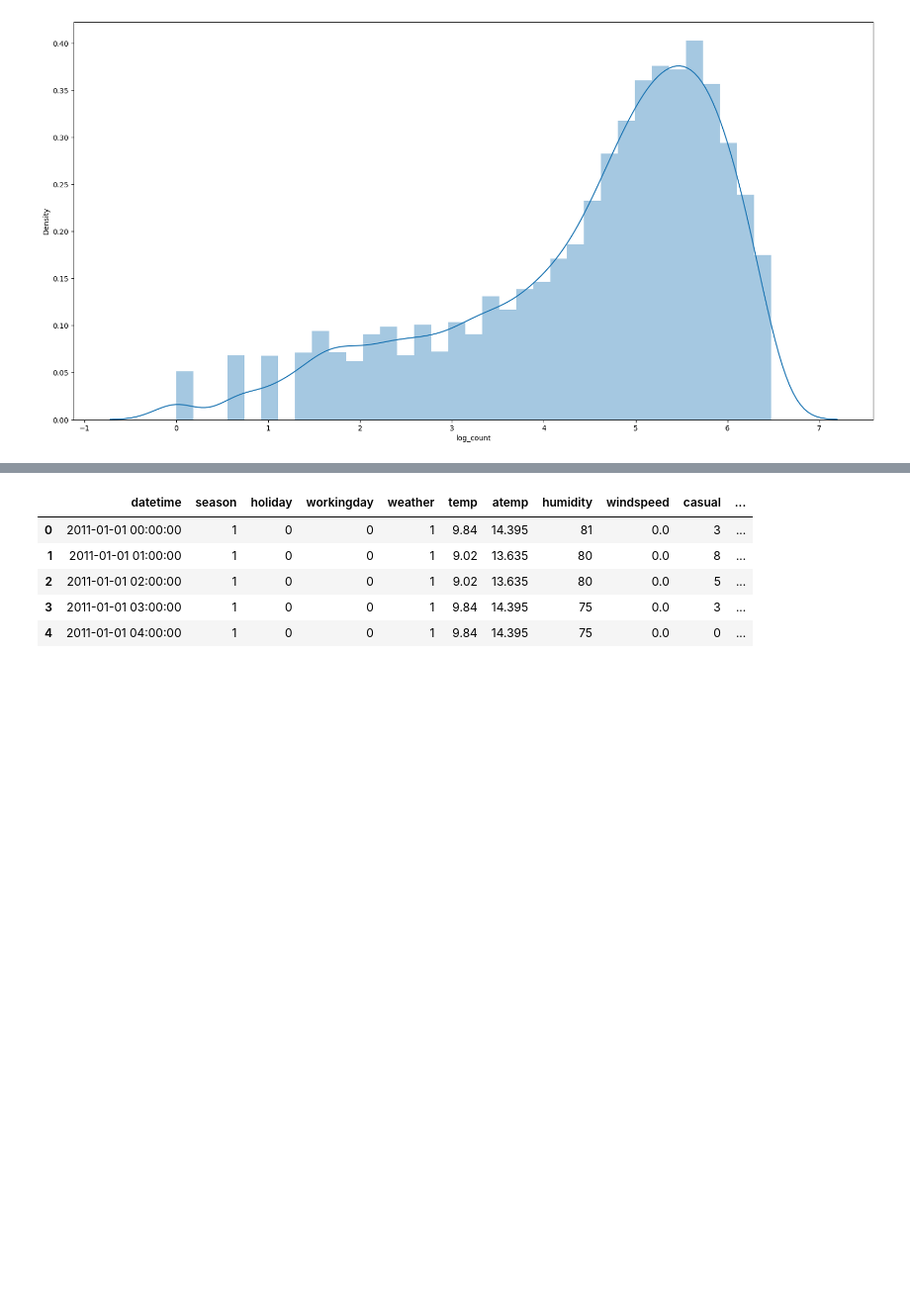
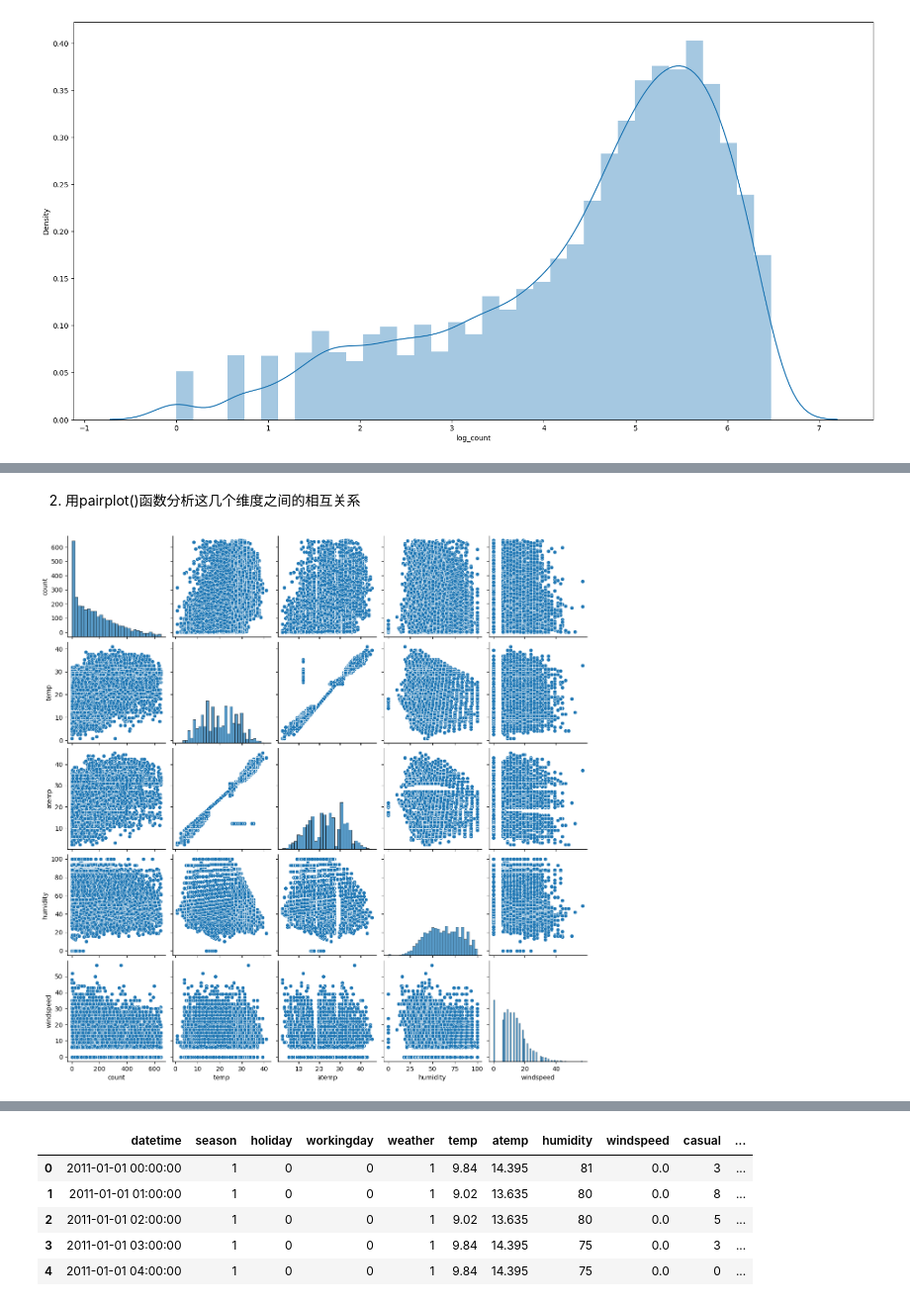
Before and after one commit to jaaaain/Bike_sharing, a Jupyter notebook: 共享单车项目/Bike_sharing.ipynb, the cells around one changed output, grey strips where cells are left out. Shown at 99% size. Saved outputs shown, nothing was run; the diff lists cells and outputs as text; code cells hidden in the pictures; blank space fills up the shorter version.

```diff
--- a/共享单车项目/Bike_sharing.ipynb
+++ b/共享单车项目/Bike_sharing.ipynb
@@ -189,0 +305,7 @@ plt.show();
+# %% [markdown]
+2. 用pairplot()函数分析这几个维度之间的相互关系
+# %%
+sns.pairplot(weather_data,palette='Set1')      #palette表示图片的色彩风格
+plt.show()
+# %% [output]
+[figure, added]
```
Also changed, not shown: parts of 53 cells of this notebook.
